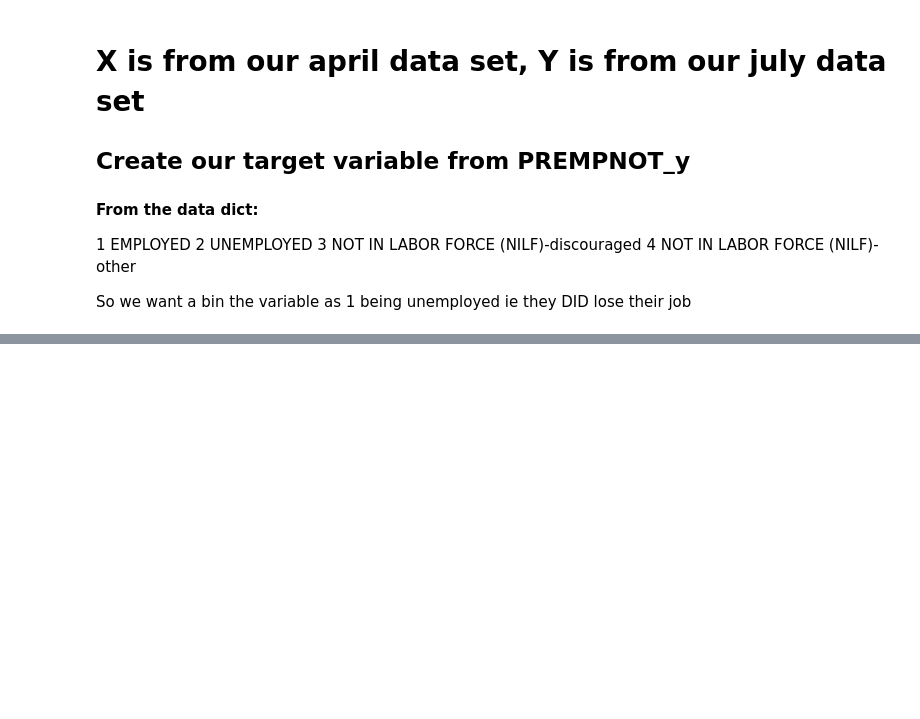
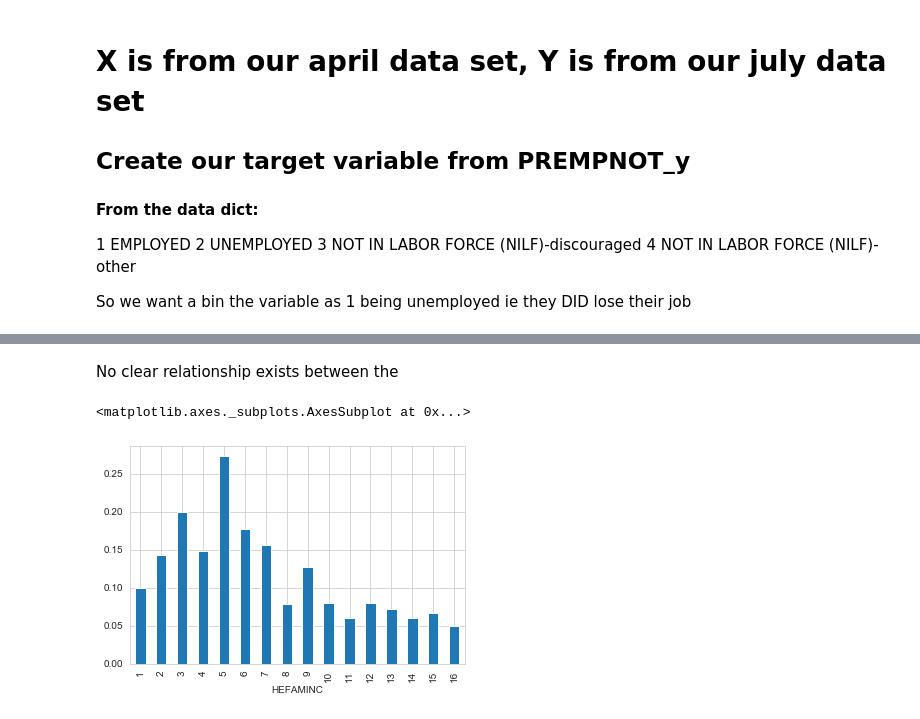
Before and after one commit to danvalen1/Corona-Employment, a Jupyter notebook: notebooks/tjh/mergedOncensus.ipynb, the cells around one changed output, grey strips where cells are left out. Saved outputs shown, nothing was run; the diff lists cells and outputs as text; code cells hidden in the pictures; blank space fills up the shorter version.

```diff
--- a/notebooks/tjh/mergedOncensus.ipynb
+++ b/notebooks/tjh/mergedOncensus.ipynb
@@ -101,0 +292,7 @@ census_df[census_df.PREMPNOT_y == -1]
+# %% [markdown]
+No clear relationship exists between the
+# %%
+(df.groupby(['HEFAMINC']).target.sum() / df.groupby(['HEFAMINC']).target.count()).plot(kind='bar')
+# %% [output]
+<matplotlib.axes._subplots.AxesSubplot at 0x...>
+[figure, added]
```
Also changed, not shown: parts of 35 cells of this notebook, 2 other files.
